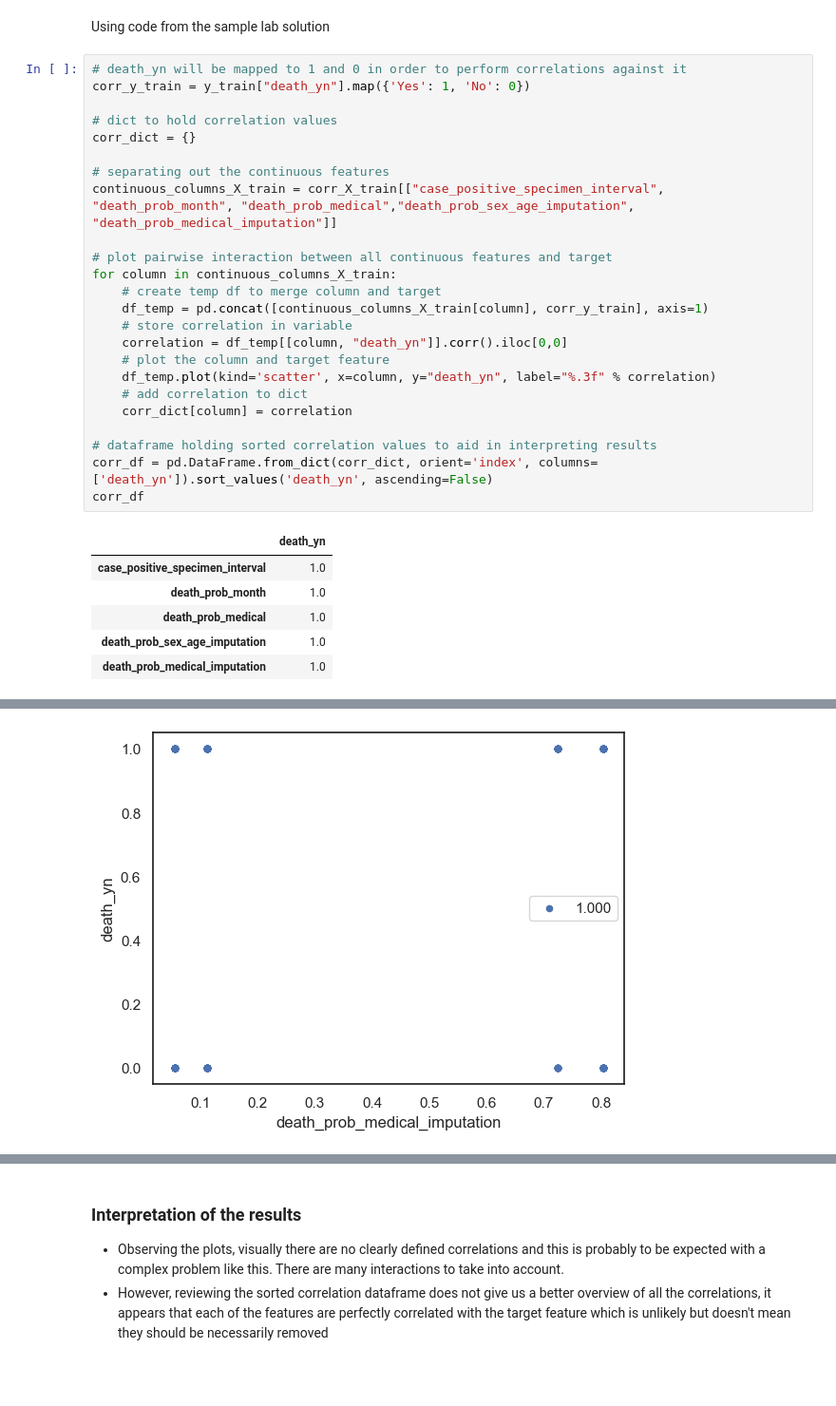
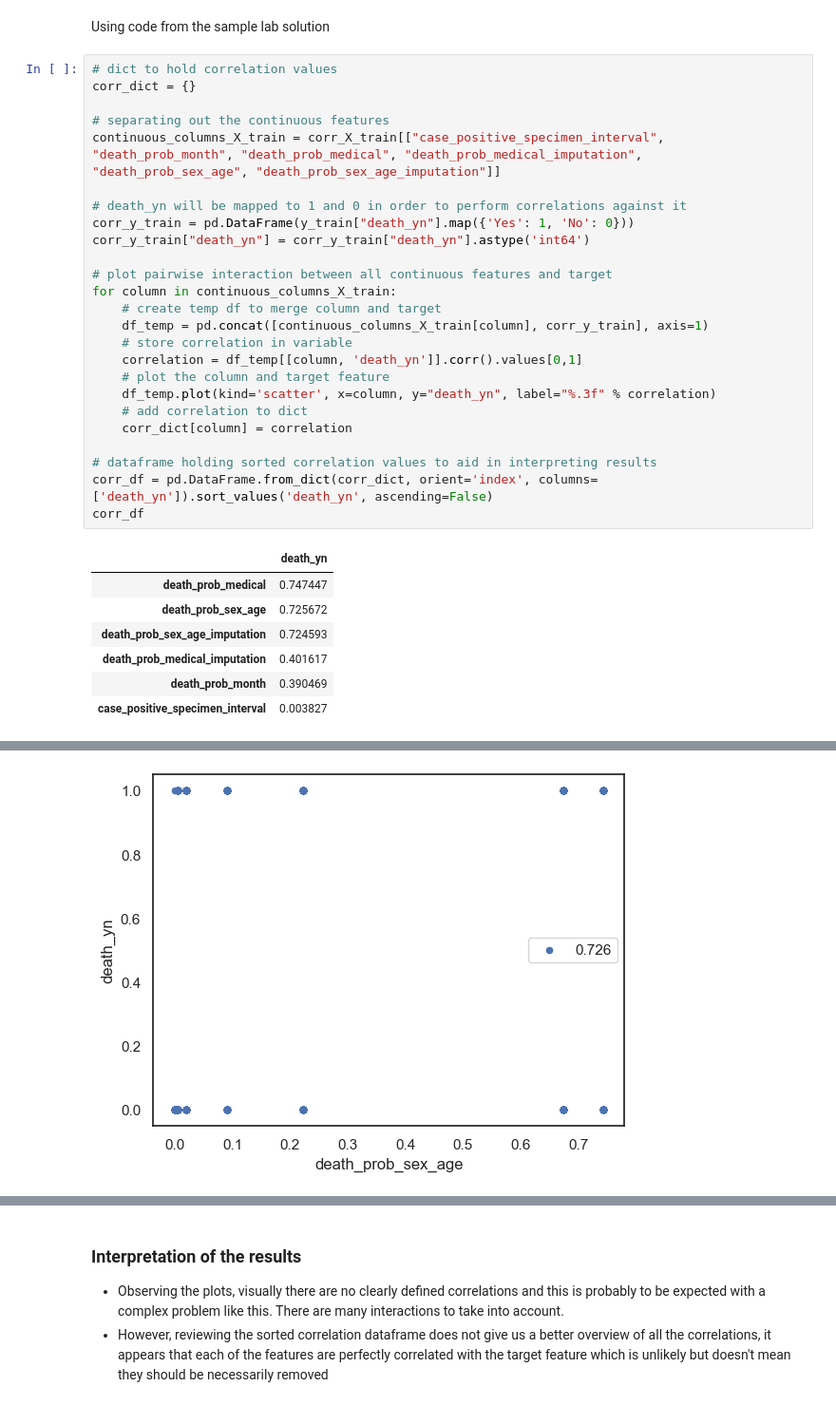
Before and after one commit to MichaelMoyles/MLCovid-19, a Jupyter notebook: 2022-Homework2-Notebook.ipynb, the cells around one changed output, grey strips where cells are left out. Shown at 95% size. Saved outputs shown, nothing was run; the diff lists cells and outputs as text; blank space fills up the shorter version.

Commit message:
correlations and stacked bar charts work, need to add text to report and decide on features

```diff
--- a/2022-Homework2-Notebook.ipynb
+++ b/2022-Homework2-Notebook.ipynb
@@ -411,21 +411,22 @@ plt.xticks(rotation = 90)
 # %% [markdown]
 Using code from the sample lab solution
 # %%
-# death_yn will be mapped to 1 and 0 in order to perform correlations against it
-corr_y_train = y_train["death_yn"].map({'Yes': 1, 'No': 0})
-
 # dict to hold correlation values
 corr_dict = {}
 
 # separating out the continuous features
-continuous_columns_X_train = corr_X_train[["case_positive_specimen_interval", "death_prob_month", "death_prob_medical","death_prob_sex_age_imputation", "death_prob_medical_imputation"]]
+continuous_columns_X_train = corr_X_train[["case_positive_specimen_interval", "death_prob_month", "death_prob_medical", "death_prob_medical_imputation", "death_prob_sex_age", "death_prob_sex_age_imputation"]]
+
+# death_yn will be mapped to 1 and 0 in order to perform correlations against it
+corr_y_train = pd.DataFrame(y_train["death_yn"].map({'Yes': 1, 'No': 0}))
+corr_y_train["death_yn"] = corr_y_train["death_yn"].astype('int64')
 
 # plot pairwise interaction between all continuous features and target
 for column in continuous_columns_X_train:
     # create temp df to merge column and target
     df_temp = pd.concat([continuous_columns_X_train[column], corr_y_train], axis=1)
     # store correlation in variable
-    correlation = df_temp[[column, "death_yn"]].corr().iloc[0,0]
+    correlation = df_temp[[column, 'death_yn']].corr().values[0,1]
     # plot the column and target feature
     df_temp.plot(kind='scatter', x=column, y="death_yn", label="%.3f" % correlation)
     # add correlation to dict
@@ -436,11 +437,12 @@ corr_df = pd.DataFrame.from_dict(corr_dict, orient='index', columns=['death_yn']
 corr_df
 # %% [output]
 |  | death_yn |
-| case_positive_specimen_interval | 1.0 |
-| death_prob_month | 1.0 |
-| death_prob_medical | 1.0 |
-| death_prob_sex_age_imputation | 1.0 |
-| death_prob_medical_imputation | 1.0 |
+| death_prob_medical | 0.747447 |
+| death_prob_sex_age | 0.725672 |
+| death_prob_sex_age_imputation | 0.724593 |
+| death_prob_medical_imputation | 0.401617 |
+| death_prob_month | 0.390469 |
+| case_positive_specimen_interval | 0.003827 |
 [figure]
 [figure]
 [figure]
@@ -448 +450 @@ corr_df
-[figure, old version]
+[figure, new version]
```
Also changed, not shown: parts of 1 cell of this notebook.
